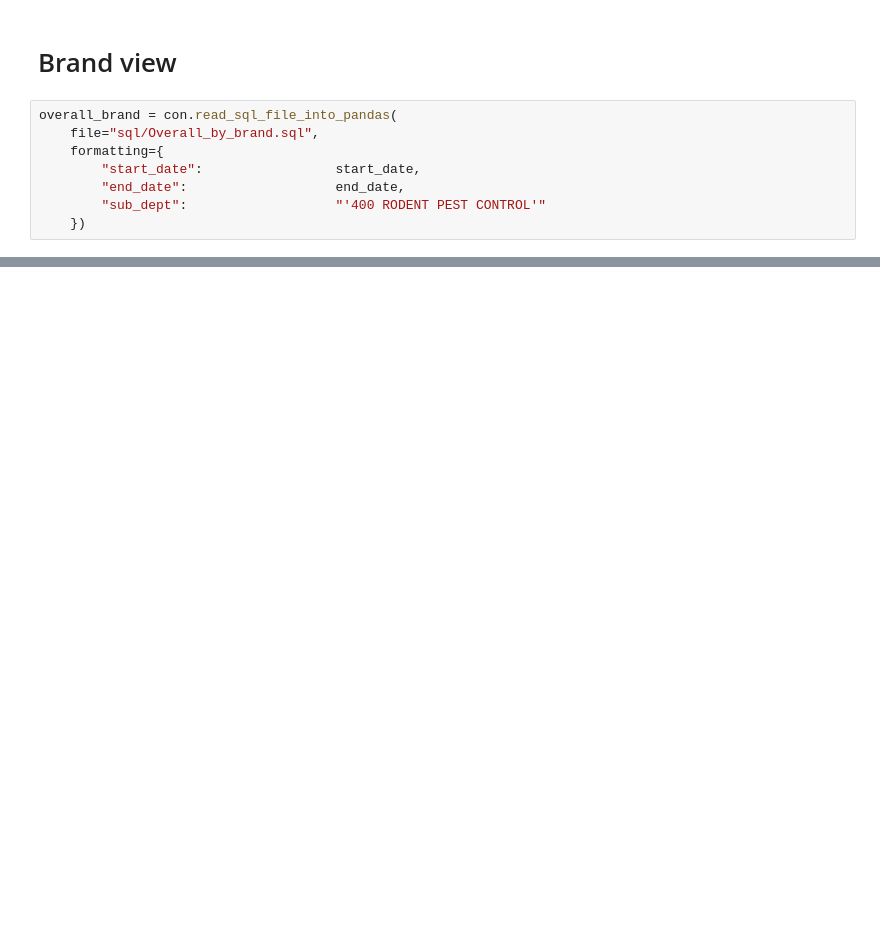
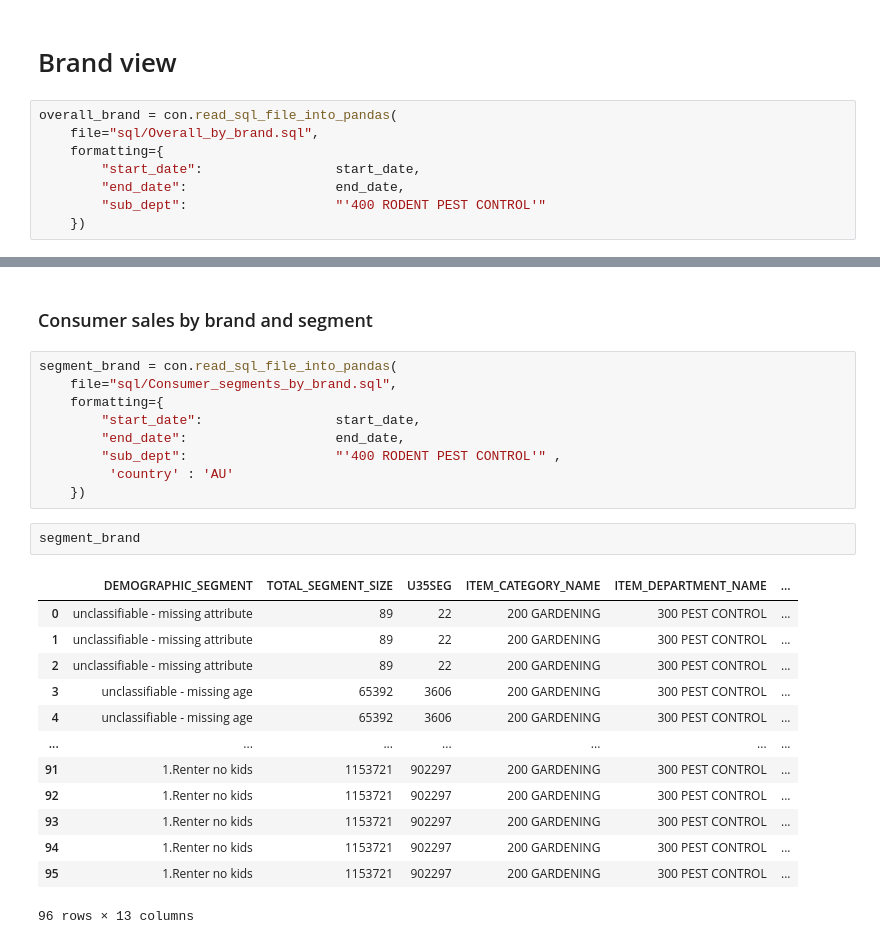
Before and after one commit to Meiji-Tran/Merch-Insights, a Jupyter notebook: NZ RR/400 RODENT PEST CONTROL/General insights/profiling.ipynb, the cells around one changed output, grey strips where cells are left out. Cells and saved outputs as stored; diff of their text form; blank space fills up the shorter version.

```diff
--- a/NZ RR/400 RODENT PEST CONTROL/General insights/profiling.ipynb
+++ b/NZ RR/400 RODENT PEST CONTROL/General insights/profiling.ipynb
@@ -330,3 +412,30 @@ overall_brand
 | 12 | Consumer | GOTCHA | 51959.36 | 6635 | 9695.0 | 3 | 63059.13 | ... |
 | 13 | Commercial | RATSAK | 66860.20 | 4036 | 5292.0 | 12 | 359915.19 | ... |
 | 14 | Consumer | RATSAK | 293054.99 | 21288 | 25727.0 | 12 | 359915.19 | ... |
+# %% [markdown]
+### Consumer sales by brand and segment
+# %%
+segment_brand = con.read_sql_file_into_pandas(
+    file="sql/Consumer_segments_by_brand.sql",
+    formatting={
+        "start_date":                 start_date,
+        "end_date":                   end_date,
+        "sub_dept":                   "'400 RODENT PEST CONTROL'" ,
+         'country' : 'AU'
+    })
+# %%
+segment_brand
+# %% [output]
+|  | DEMOGRAPHIC_SEGMENT | TOTAL_SEGMENT_SIZE | U35SEG | ITEM_CATEGORY_NAME | ITEM_DEPARTMENT_NAME | ... |
+| 0 | unclassifiable - missing attribute | 89 | 22 | 200 GARDENING | 300 PEST CONTROL | ... |
+| 1 | unclassifiable - missing attribute | 89 | 22 | 200 GARDENING | 300 PEST CONTROL | ... |
+| 2 | unclassifiable - missing attribute | 89 | 22 | 200 GARDENING | 300 PEST CONTROL | ... |
+| 3 | unclassifiable - missing age | 65392 | 3606 | 200 GARDENING | 300 PEST CONTROL | ... |
+| 4 | unclassifiable - missing age | 65392 | 3606 | 200 GARDENING | 300 PEST CONTROL | ... |
+| ... | ... | ... | ... | ... | ... | ... |
+| 91 | 1.Renter no kids | 1153721 | 902297 | 200 GARDENING | 300 PEST CONTROL | ... |
+| 92 | 1.Renter no kids | 1153721 | 902297 | 200 GARDENING | 300 PEST CONTROL | ... |
+| 93 | 1.Renter no kids | 1153721 | 902297 | 200 GARDENING | 300 PEST CONTROL | ... |
+| 94 | 1.Renter no kids | 1153721 | 902297 | 200 GARDENING | 300 PEST CONTROL | ... |
+| 95 | 1.Renter no kids | 1153721 | 902297 | 200 GARDENING | 300 PEST CONTROL | ... |
+96 rows × 13 columns
```
Also changed, not shown: parts of 12 cells of this notebook, 3 other files.
